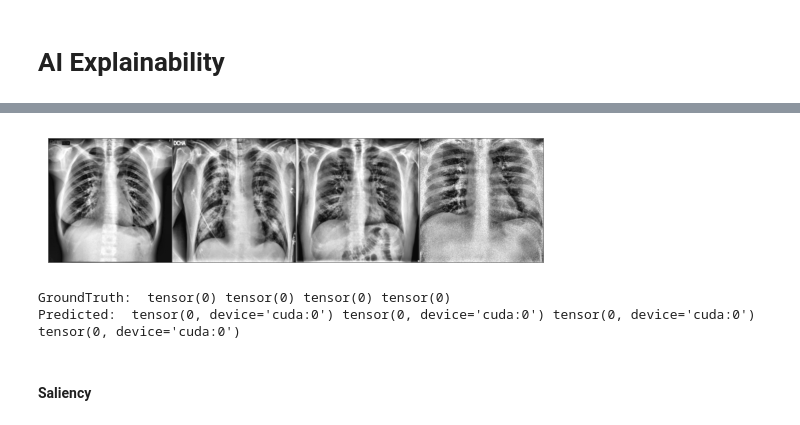
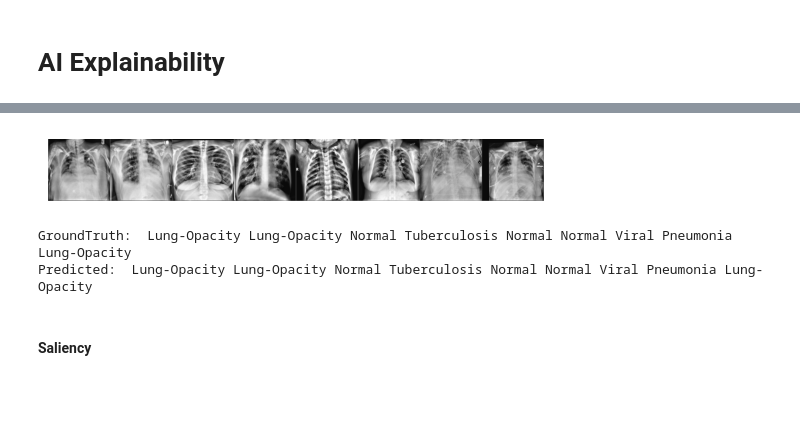
Before and after one commit to Fabianofski/medical-chest-xray, a Jupyter notebook: medical.ipynb, the cells around one changed output, grey strips where cells are left out. Drawn from its saved outputs; the diff is of its cells as text; code cells hidden in the pictures; blank space fills up the shorter version.

Commit message:
Updated xai figures

```diff
--- a/medical.ipynb
+++ b/medical.ipynb
@@ -630,31 +630,31 @@ ResNet(
   )
 )
 # %%
-xai_loader = DataLoader(test_dataset, batch_size=4, shuffle=False)
+xai_loader = DataLoader(test_dataset, batch_size=8, shuffle=True)
 
 dataiter = iter(xai_loader)
 images, labels = next(dataiter)
 
 def imshow(img):
     img = img / 2 + 0.5     # unnormalize
     npimg = img.numpy()
     plt.imshow(np.transpose(npimg, (1, 2, 0)))
     plt.axis('off')
     plt.show()
 
 imshow(torchvision.utils.make_grid(images))
-print('GroundTruth: ', ' '.join('%5s' % labels[j] for j in range(4)))
+print('GroundTruth: ', ' '.join('%5s' % label_mapping[labels[j].item()] for j in range(8)))
 
 images, labels = images.to(device), labels.to(device)
 rgb_inputs = torch.cat([images, images, images], dim=1)
 rgb_inputs = rgb_inputs.to(device)
 outputs = model(rgb_inputs)
 _, predicted = torch.max(outputs, 1)
 
-print('Predicted: ', ' '.join('%5s' % predicted[j]
-                              for j in range(4)))
+print('Predicted: ', ' '.join('%5s' % label_mapping[predicted[j].item()]
+                              for j in range(8)))
 # %% [output]
-[figure, old version]
+[figure, new version]
-GroundTruth:  tensor(0) tensor(0) tensor(0) tensor(0)
-Predicted:  tensor(0, device='cuda:0') tensor(0, device='cuda:0') tensor(0, device='cuda:0') tensor(0, device='cuda:0')
+GroundTruth:  Lung-Opacity Lung-Opacity Normal Tuberculosis Normal Normal Viral Pneumonia Lung-Opacity
+Predicted:  Lung-Opacity Lung-Opacity Normal Tuberculosis Normal Normal Viral Pneumonia Lung-Opacity
 # %%
```
Also changed, not shown: parts of 3 cells of this notebook, 14 other files.
